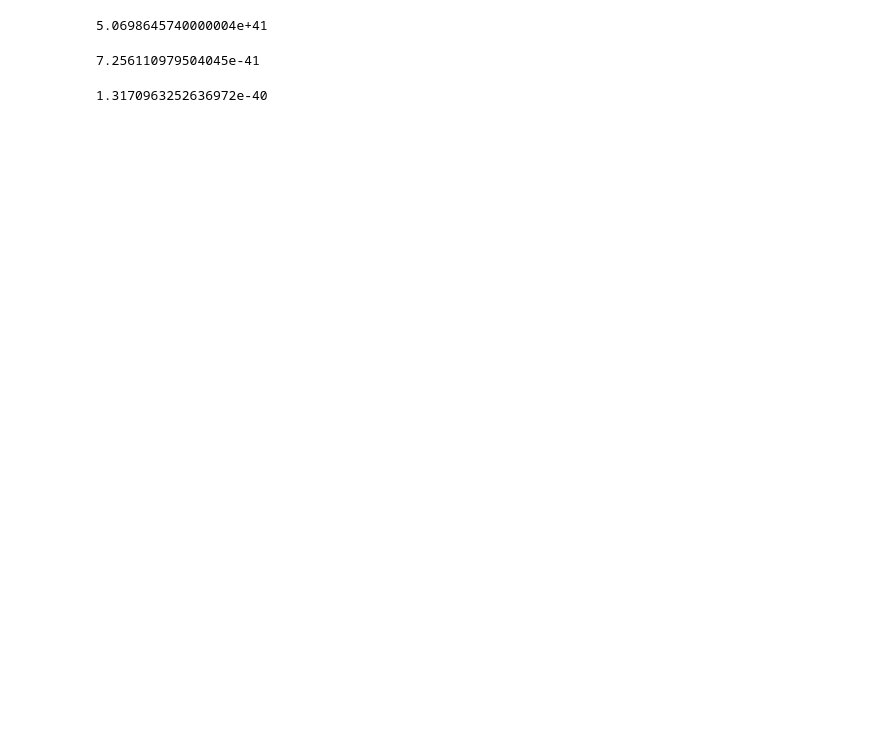
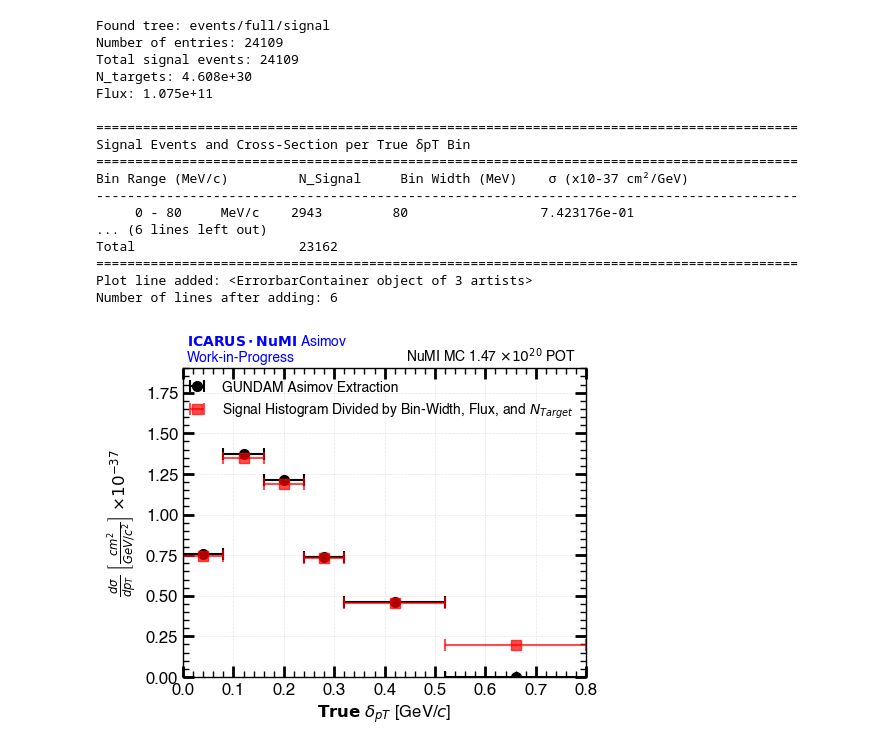
Before and after one commit to rvizarreta/gundam-icarus, a Jupyter notebook: Notebooks/plotXSec.ipynb, the cells around one changed output. Drawn from its saved outputs; the diff is of its cells as text; code cells hidden in the pictures; blank space fills up the shorter version.

```diff
--- a/Notebooks/plotXSec.ipynb
+++ b/Notebooks/plotXSec.ipynb
@@ -235,23 +153,0 @@ Events passing signal selection: 24109
-# %%
-flux = 1.075491e+11
-N_target = 4.714e30
-denominator = flux * N_target
-print(denominator)
-# %% [output]
-5.0698645740000004e+41
-# %%
-# Bin 1:
-delta_x = 80
-N_signal = 2943
-x_sec = N_signal/(delta_x*denominator)
-print(x_sec)
-# %% [output]
-7.256110979504045e-41
-# %%
-# Bin 2:
-delta_x = 80
-N_signal = 5342
-x_sec = N_signal/(delta_x*denominator)
-print(x_sec)
-# %% [output]
-1.3170963252636972e-40
@@ -257,0 +298,35 @@ print(x_sec)
+# %%
+bins_mev = [(0, 80), (80, 160), (160, 240), (240, 320), (320, 520), (520, 800)]
+
+# Overlay manual calculation
+fig, ax, xs = overlay_manual_cross_section(
+    fig=fig_xs,
+    ax=ax_xs,
+    root_file_path="/Users/rvizarreta/Library/CloudStorage/GoogleDrive-rvizarreta14@gmail.com/My Drive/🏛 PhD Repository/🚀 Research/🤖 Experiments&Projects/ICARUS/ICARUS_CC0pi_Selection/data/icarus_numi_numu_mc_onbeam_offbeam_syst_gundam.root",
+    bins_mev=bins_mev,
+    n_targets=4.6079073e30,
+    flux=1.075491e+11,
+    color='red',
+    marker='s',
+    label=r'Signal Histogram Divided by Bin-Width, Flux, and $N_{Target}$'
+)
+display(fig)
+# %% [output]
+Found tree: events/full/signal
+Number of entries: 24109
+Total signal events: 24109
+N_targets: 4.608e+30
+Flux: 1.075e+11
+
+==========================================================================================
+Signal Events and Cross-Section per True δpT Bin
+==========================================================================================
+Bin Range (MeV/c)         N_Signal     Bin Width (MeV)    σ (x10-37 cm²/GeV)
+------------------------------------------------------------------------------------------
+     0 - 80     MeV/c    2943         80                 7.423176e-01
+... (6 lines left out)
+Total                     23162
+==========================================================================================
+Plot line added: <ErrorbarContainer object of 3 artists>
+Number of lines after adding: 6
+[figure, added]
```
Also changed, not shown: parts of 6 cells of this notebook, 2 other files.
